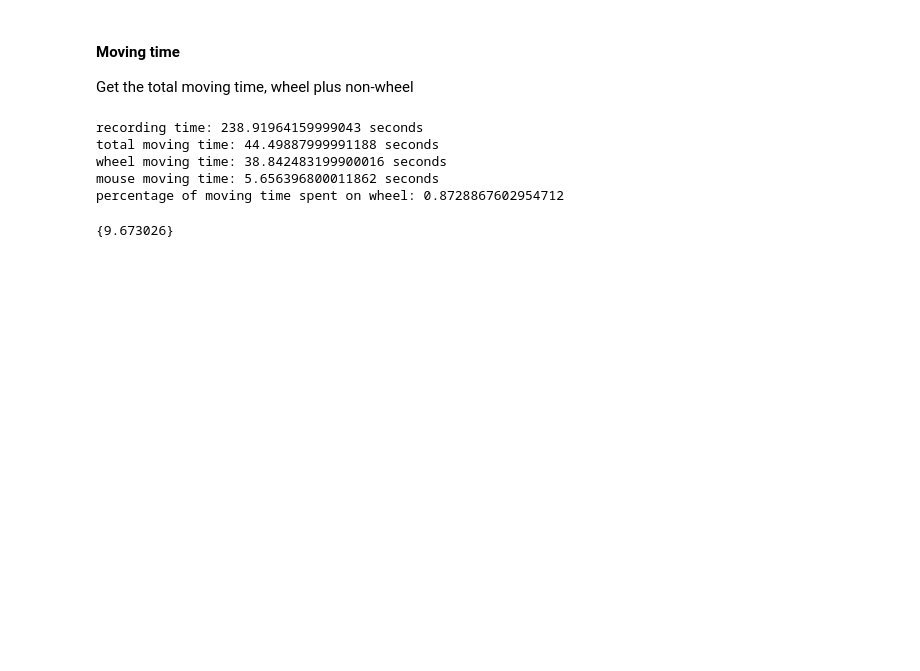
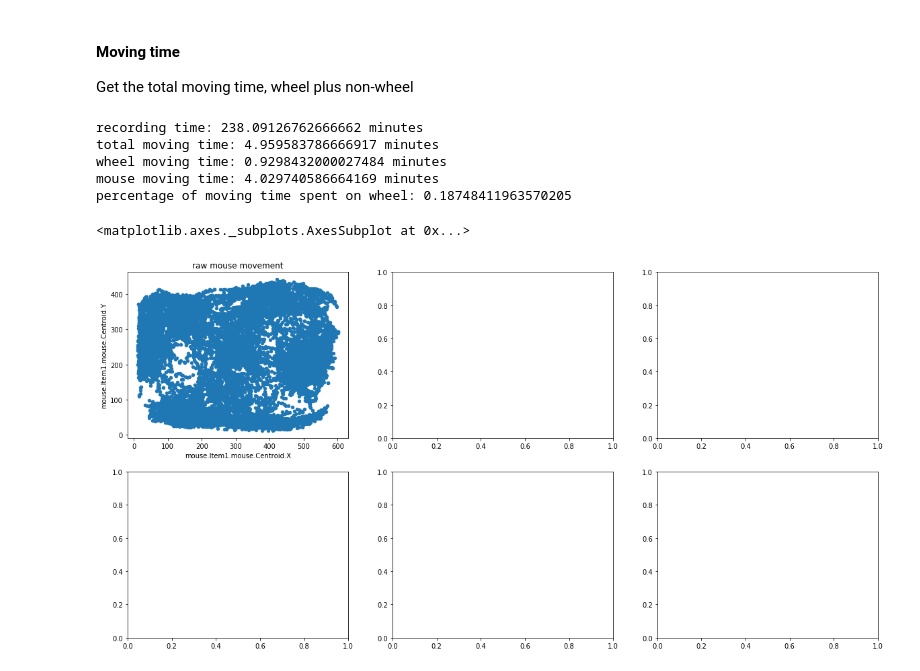
Before and after one commit to Sussex-Neuroscience/rodent-tracking, a Jupyter notebook: software/python/analyse_n_plot_one_animal.ipynb, the cells around one changed output. Drawn from its saved outputs; the diff is of its cells as text; code cells hidden in the pictures; blank space fills up the shorter version.

```diff
--- a/software/python/analyse_n_plot_one_animal.ipynb
+++ b/software/python/analyse_n_plot_one_animal.ipynb
@@ -233,21 +168,29 @@ np.sum(np.abs(np.diff(np.arctan(tanA.dropna()))*wheelRadius))
 
 Get the total moving time, wheel plus non-wheel
 # %%
-totalTime = fid["frameinterval"]
-movingTime = totalTime[fid["onlymouse"]].sum() + totalTime[fid["wheelmoving"]].sum()
+totalTime = allData["frameinterval"]
+movingTime = totalTime[allData["onlymouse"]].sum() + totalTime[allData["wheelmoving"]].sum()
 
-print("recording time: " + str(totalTime.sum())+ " seconds")
-print("total moving time: " + str(movingTime) + " seconds")
-print("wheel moving time: "+ str(totalTime[fid["wheelmoving"]].sum())+ " seconds")
-print("mouse moving time: " + str(totalTime[fid["onlymouse"]].sum())+ " seconds")
-print("percentage of moving time spent on wheel: " + str(totalTime[fid["wheelmoving"]].sum()/movingTime))
+print("recording time: " + str(totalTime.sum()/60)+ " minutes")
+print("total moving time: " + str(movingTime/60) + " minutes")
+print("wheel moving time: "+ str(totalTime[allData["wheelmoving"]].sum()/60)+ " minutes")
+print("mouse moving time: " + str(totalTime[allData["onlymouse"]].sum()/60)+ " minutes")
+print("percentage of moving time spent on wheel: " + str(totalTime[allData["wheelmoving"]].sum()/movingTime))
 # %% [output]
-recording time: 238.91964159999043 seconds
-total moving time: 44.49887999991188 seconds
-wheel moving time: 38.842483199900016 seconds
-mouse moving time: 5.656396800011862 seconds
-percentage of moving time spent on wheel: 0.8728867602954712
+recording time: 238.09126762666662 minutes
+total moving time: 4.959583786666917 minutes
+wheel moving time: 0.9298432000027484 minutes
+mouse moving time: 4.029740586664169 minutes
+percentage of moving time spent on wheel: 0.18748411963570205
-# %%
-set(fid["mouse.Item1.mouse.Centroid.X"])
-# %% [output]
-{9.673026}
+# %%
+
+fig, axes = plt.subplots(nrows=2, ncols=3, figsize = (20, 10))
+
+allData.plot(x="mouse.Item1.mouse.Centroid.X",
+         y="mouse.Item1.mouse.Centroid.Y",
+         kind="scatter",
+         ax=axes[0,0],
+         title="raw mouse movement")
+# %% [output]
+<matplotlib.axes._subplots.AxesSubplot at 0x...>
+[figure, added]
```
Also changed, not shown: parts of 21 cells of this notebook, 11 other files.
